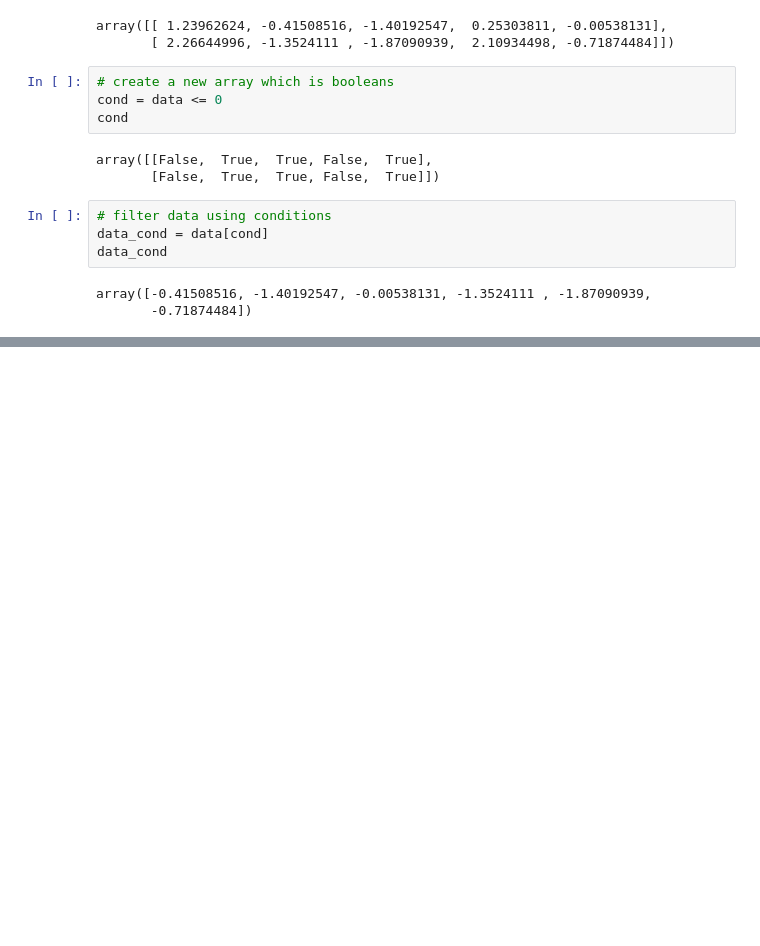
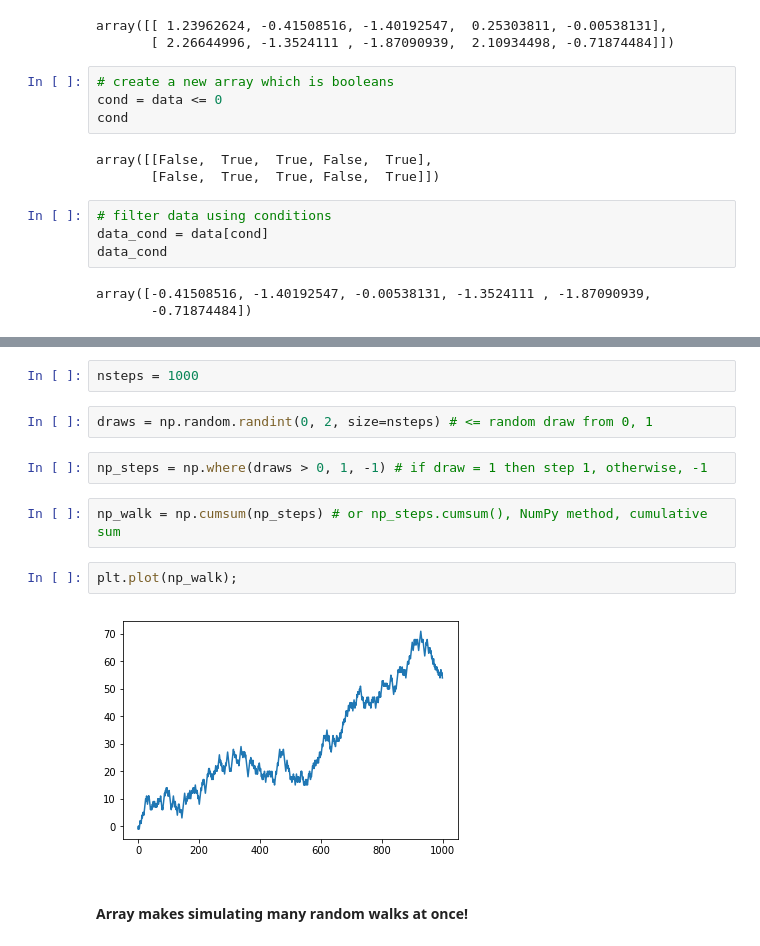
Before and after one commit to drliangjin/minipy, a Jupyter notebook: AcF701/Session_2/Episode_1/minipy_numpy.ipynb, the cells around one changed output, grey strips where cells are left out. Cells and saved outputs as stored; diff of their text form; blank space fills up the shorter version.

```diff
--- a/AcF701/Session_2/Episode_1/minipy_numpy.ipynb
+++ b/AcF701/Session_2/Episode_1/minipy_numpy.ipynb
@@ -121,0 +201,14 @@ array([-0.41508516, -1.40192547, -0.00538131, -1.3524111 , -1.87090939,
+# %%
+nsteps = 1000
+# %%
+draws = np.random.randint(0, 2, size=nsteps) # <= random draw from 0, 1
+# %%
+np_steps = np.where(draws > 0, 1, -1) # if draw = 1 then step 1, otherwise, -1
+# %%
+np_walk = np.cumsum(np_steps) # or np_steps.cumsum(), NumPy method, cumulative sum
+# %%
+plt.plot(np_walk);
+# %% [output]
+[figure, added]
+# %% [markdown]
+#### Array makes simulating many random walks at once!
```
Also changed, not shown: parts of 26 cells of this notebook.
